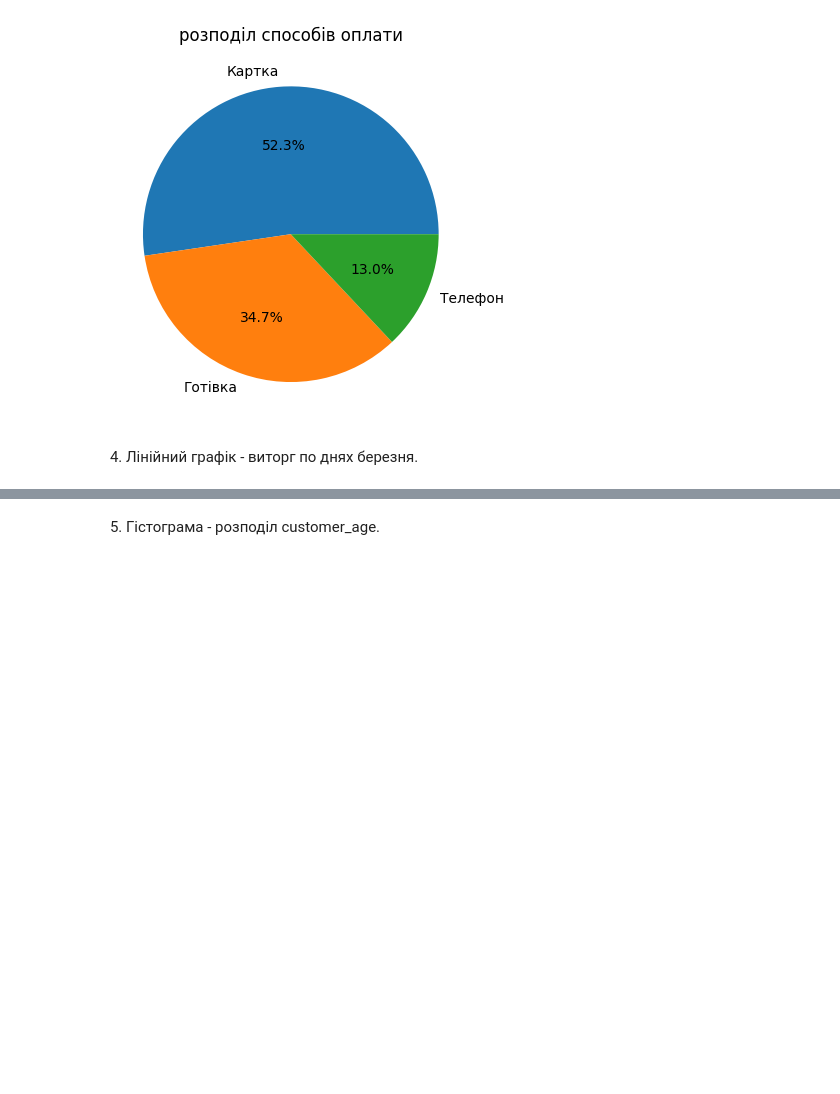
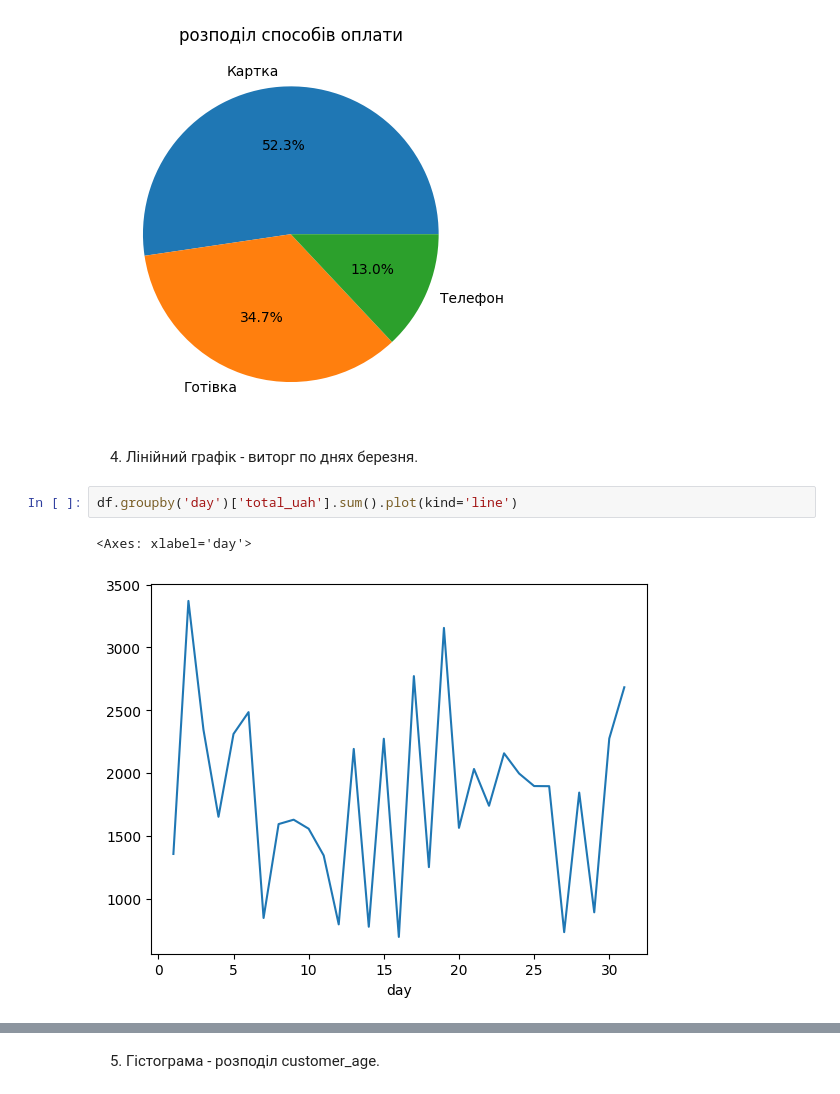
Before and after one commit to VikiTarasova/DTA_2026, a Jupyter notebook: project_store_sales_analysis/store_sales_analysis.ipynb, the cells around one changed output, grey strips where cells are left out. Drawn from its saved outputs; the diff is of its cells as text; blank space fills up the shorter version.

```diff
--- a/project_store_sales_analysis/store_sales_analysis.ipynb
+++ b/project_store_sales_analysis/store_sales_analysis.ipynb
@@ -708,3 +708,8 @@ plt.show()
 # %% [markdown]
 
 4. Лінійний графік - виторг по днях березня.
+# %%
+df.groupby('day')['total_uah'].sum().plot(kind='line')
+# %% [output]
+<Axes: xlabel='day'>
+[figure, added]
```
Also changed, not shown: parts of 8 cells of this notebook.
